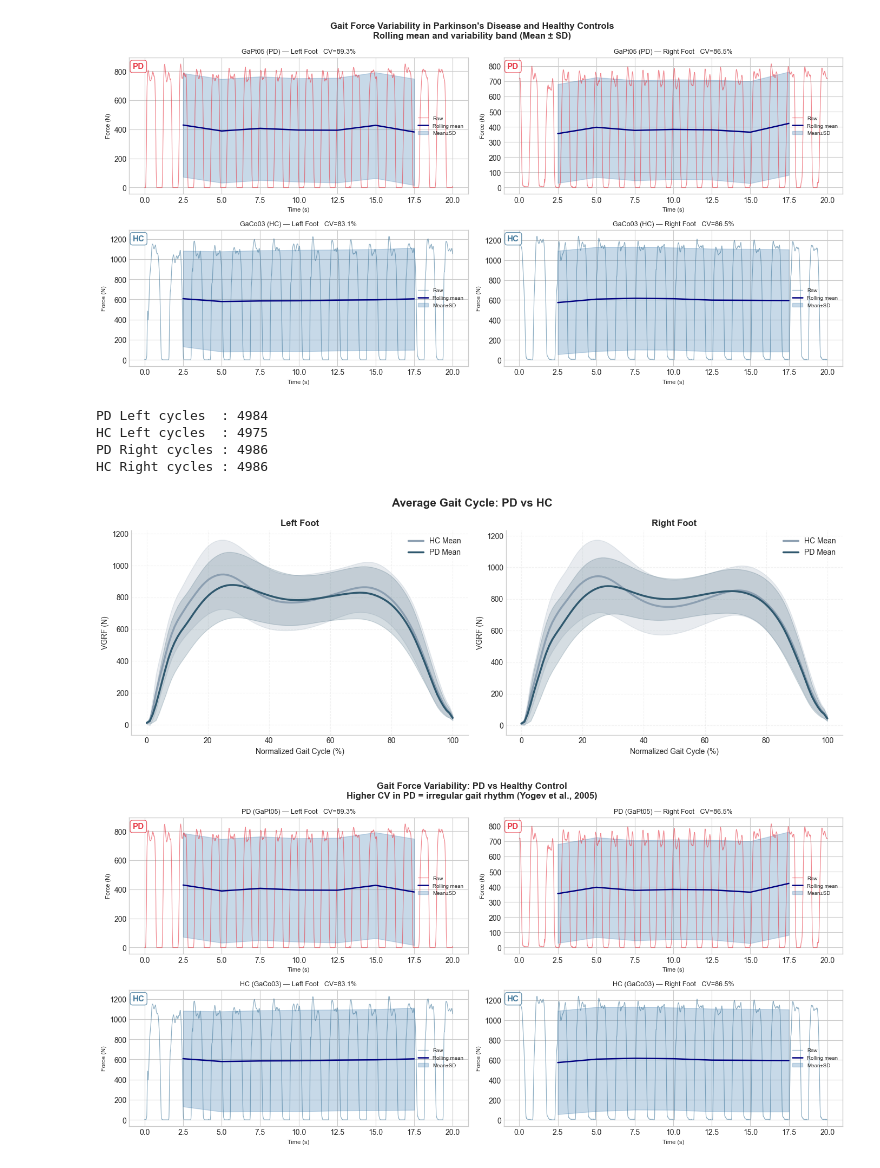
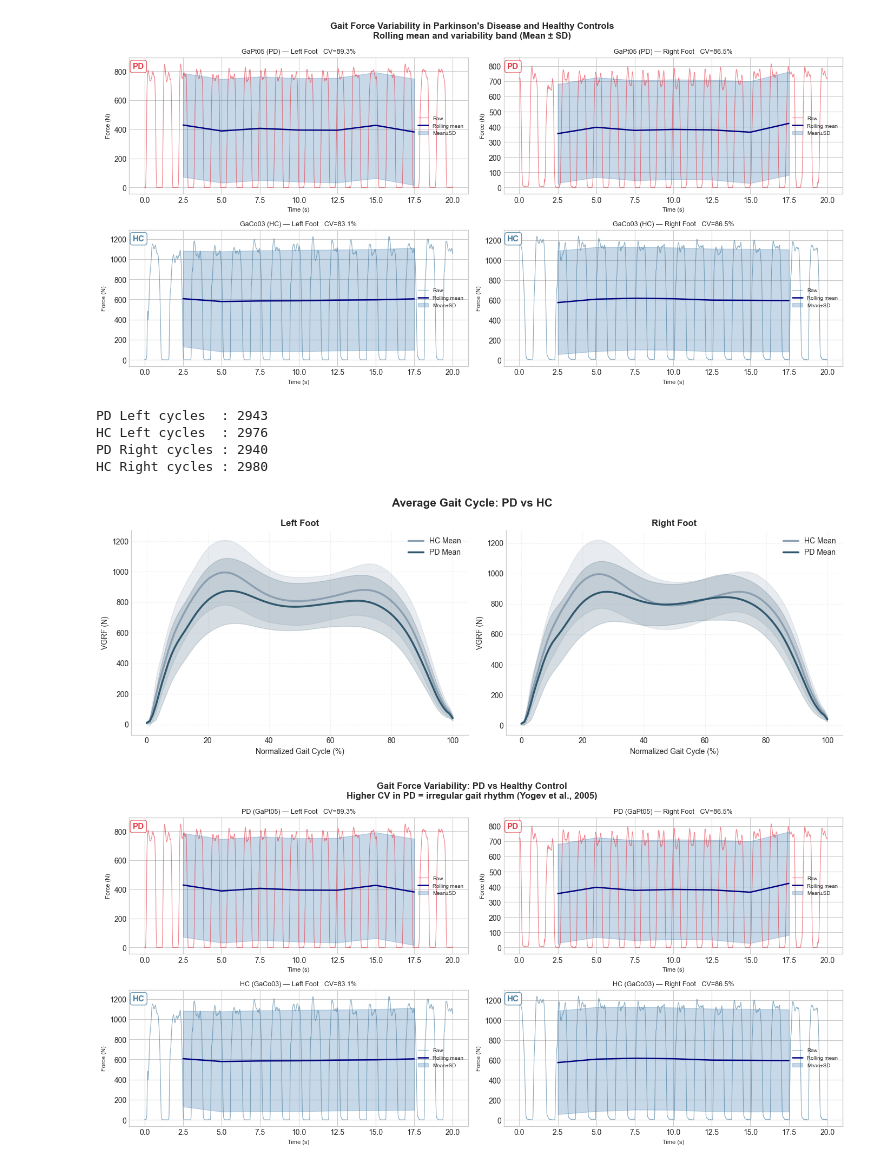
Before and after one commit to periwalkeshav/Automatic-Detection-of-Parkinson-s-Disease-Using-Gait-Signals-and-State-Space-Models, a Jupyter notebook: Deliverable1_Analysis_1.ipynb, the cells around one changed output. Drawn from its saved outputs; the diff is of its cells as text; code cells hidden in the pictures.

```diff
--- a/Deliverable1_Analysis_1.ipynb
+++ b/Deliverable1_Analysis_1.ipynb
@@ -1091,39 +1091,39 @@ def plot_mean_gait_cycle(file_df, save=True):
         "VGRF (N)"
     )
 
     ax.grid(
         linestyle="--",
         alpha=0.25
     )
 
     ax.spines["top"].set_visible(False)
     ax.spines["right"].set_visible(False)
 
     ax.legend(frameon=False)
 
     plt.tight_layout()
 
     if save:
         plt.savefig(
             f"{OUTPUT_DIR}/fig_mean_gait_cycle_bilateral.png",
             dpi=300,
             bbox_inches="tight"
         )
 
     plt.show()
 
 
 # ==========================================================
 # RUN
 # ==========================================================
 
-plot_mean_gait_cycle(file_df)
+plot_mean_gait_cycle(file_df[file_df["fileType"]=="training"], save=True)
 # %% [output]
-PD Left cycles  : 4984
-HC Left cycles  : 4975
-PD Right cycles : 4986
-HC Right cycles : 4986
+PD Left cycles  : 2943
+HC Left cycles  : 2976
+PD Right cycles : 2940
+HC Right cycles : 2980
-[figure, old version]
+[figure, new version]
 # %%
 def plot_variability(file_df, save=True):
     pd_row = file_df[file_df["label"]=="PD"].iloc[1]
```
Also changed, not shown: parts of 1 cell of this notebook, 10 other files.
